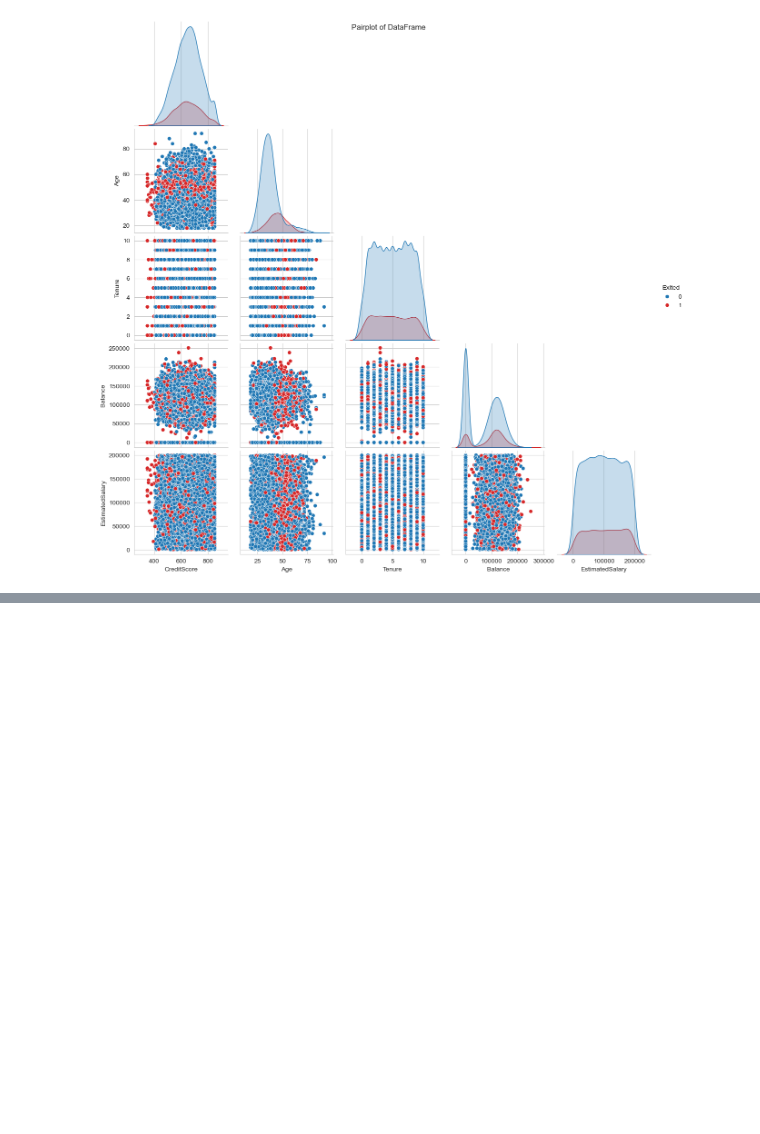
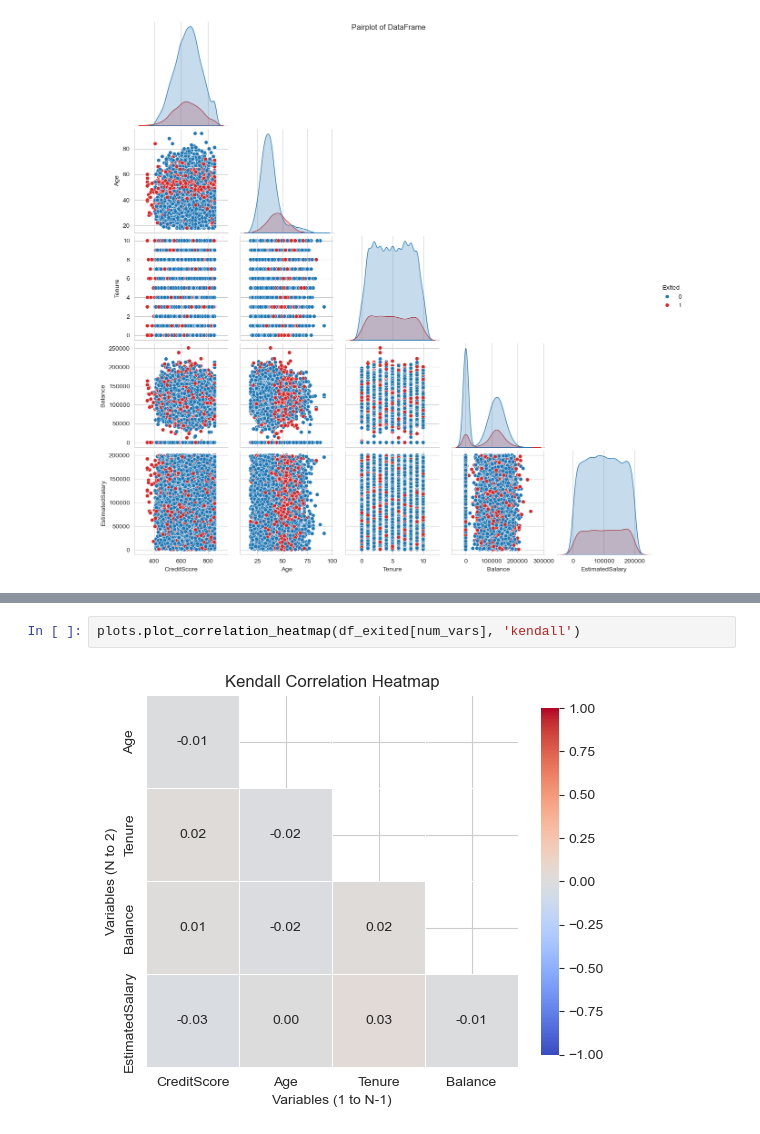
Before and after one commit to davexat/Customer_Churn_Predictor, a Jupyter notebook: notebooks/2.0_dsb_data_exploration.ipynb, the cells around one changed output, grey strips where cells are left out. Saved outputs shown, nothing was run; the diff lists cells and outputs as text; blank space fills up the shorter version.

```diff
--- a/notebooks/2.0_dsb_data_exploration.ipynb
+++ b/notebooks/2.0_dsb_data_exploration.ipynb
@@ -393,0 +400,4 @@ plt.show()
+# %%
+plots.plot_correlation_heatmap(df_exited[num_vars], 'kendall')
+# %% [output]
+[figure, added]
```
Also changed, not shown: parts of 11 cells of this notebook.
